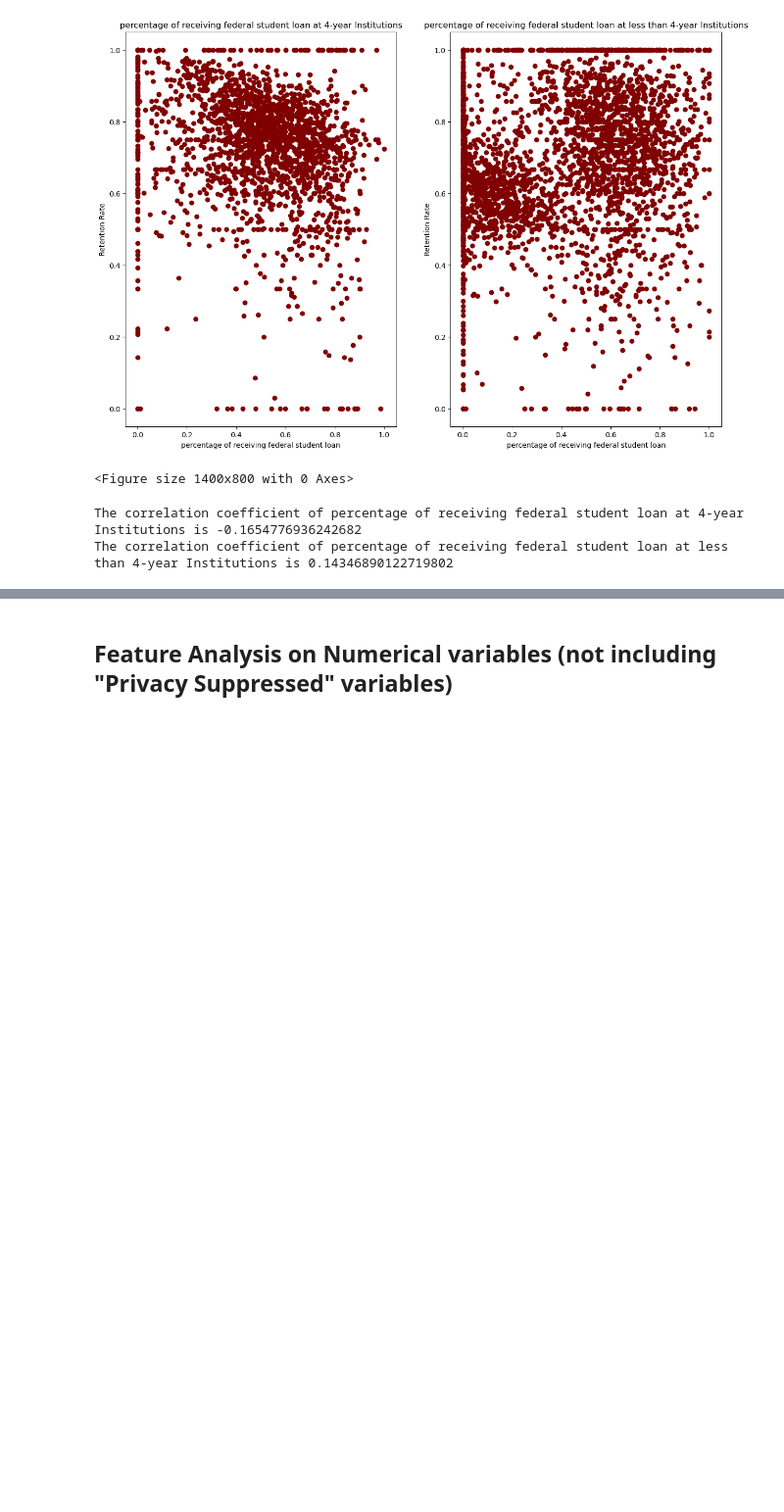
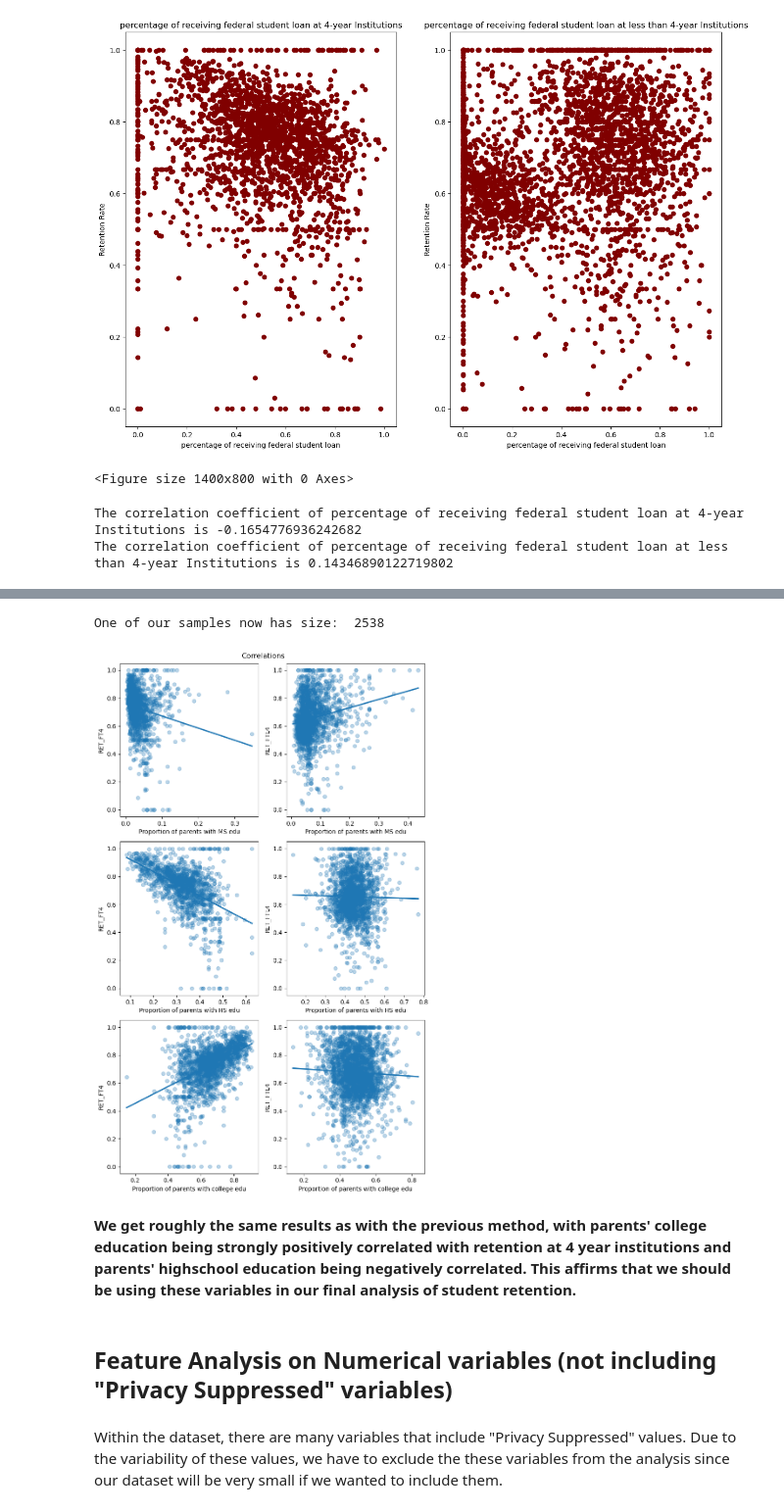
Before and after one commit to UCB-stat-159-s23/project-Group11, a Jupyter notebook: EDA.ipynb, the cells around one changed output, grey strips where cells are left out. Shown at 98% size. Cells and saved outputs as stored; diff of their text form; code cells hidden in the pictures; blank space fills up the shorter version.

```diff
--- a/EDA.ipynb
+++ b/EDA.ipynb
@@ -304,5 +431,69 @@ By the scatter above and the correlation coefficient,we think the percentage of
+# %%
+#select all indices with "PrivacySuppressed" in them for each column individually
+edu_indiv_PrivacySuppressed_indices = data[["PAR_ED_PCT_MS", "PAR_ED_PCT_HS", "PAR_ED_PCT_PS"]].\
+    apply(lambda col: col.astype(str).str.match("PrivacySuppressed"))
+
+#remove those indices to get sample for each parent education and student retention feature combo
+edu_no_PrivacySuppressed_MS_ft4 = data[~edu_indiv_PrivacySuppressed_indices.PAR_ED_PCT_MS]\
+    [["PAR_ED_PCT_MS", "RET_FT4"]].\
+    dropna().\
+    astype(float)
+edu_no_PrivacySuppressed_HS_ft4 = data[~edu_indiv_PrivacySuppressed_indices.PAR_ED_PCT_HS]\
+    [["PAR_ED_PCT_HS", "RET_FT4"]].\
+    dropna().\
+    astype(float)
+edu_no_PrivacySuppressed_PS_ft4 = data[~edu_indiv_PrivacySuppressed_indices.PAR_ED_PCT_PS]\
+    [["PAR_ED_PCT_PS", "RET_FT4"]].\
+    dropna().\
+    astype(float)
+edu_no_PrivacySuppressed_MS_ftl4 = data[~edu_indiv_PrivacySuppressed_indices.PAR_ED_PCT_MS]\
+    [["PAR_ED_PCT_MS", "RET_FTL4"]].\
+    dropna().\
+    astype(float)
+edu_no_PrivacySuppressed_HS_ftl4 = data[~edu_indiv_PrivacySuppressed_indices.PAR_ED_PCT_HS]\
+    [["PAR_ED_PCT_HS", "RET_FTL4"]].\
+    dropna().\
+    astype(float)
+edu_no_PrivacySuppressed_PS_ftl4 = data[~edu_indiv_PrivacySuppressed_indices.PAR_ED_PCT_PS]\
+    [["PAR_ED_PCT_PS", "RET_FTL4"]].\
+    dropna().\
+    astype(float)
+
+#check how large our samples are (note that they are larger)
+print("One of our samples now has size: ", len(edu_no_PrivacySuppressed_PS_ftl4))
+# %% [output]
+One of our samples now has size:  2538
+# %%
+fig, axs = plt.subplots(3, 2, figsize=(8, 13))
+sns.regplot(x = "PAR_ED_PCT_MS", y = "RET_FT4", data = edu_no_PrivacySuppressed_MS_ft4, scatter_kws={'alpha':0.3}, ci=False, ax=axs[0,0])
+axs[0,0].set_xlabel("Proportion of parents with MS edu")
+pos = axs[0,0].get_position()
+pos.y0 += .25
+axs[0, 0].set_position(pos)
+sns.regplot(x = "PAR_ED_PCT_MS", y = "RET_FTL4", data = edu_no_PrivacySuppressed_MS_ftl4, scatter_kws={'alpha':0.3}, ci=False, ax=axs[0,1])
+axs[0,1].set_xlabel("Proportion of parents with MS edu")
+pos = axs[0,1].get_position()
+pos.y0 += .25
+axs[0, 1].set_position(pos)
+sns.regplot(x = "PAR_ED_PCT_HS", y = "RET_FT4", data = edu_no_PrivacySuppressed_HS_ft4, scatter_kws={'alpha':0.3}, ci=False, ax=axs[1,0])
+axs[1,0].set_xlabel("Proportion of parents with HS edu")
+sns.regplot(x = "PAR_ED_PCT_HS", y = "RET_FTL4", data = edu_no_PrivacySuppressed_HS_ftl4, scatter_kws={'alpha':0.3}, ci=False, ax=axs[1,1])
+axs[1,1].set_xlabel("Proportion of parents with HS edu")
+sns.regplot(x = "PAR_ED_PCT_PS", y = "RET_FT4", data = edu_no_PrivacySuppressed_PS_ft4, scatter_kws={'alpha':0.3}, ci=False, ax=axs[2,0])
+axs[2,0].set_xlabel("Proportion of parents with college edu")
+sns.regplot(x = "PAR_ED_PCT_PS", y = "RET_FTL4", data = edu_no_PrivacySuppressed_PS_ftl4, scatter_kws={'alpha':0.3}, ci=False, ax=axs[2,1])
+axs[2,1].set_xlabel("Proportion of parents with college edu")
+fig.tight_layout()
+fig.suptitle("Correlations");
+plt.savefig('figures/parent_edu_corr.png')
+# %% [output]
+[figure, added]
+# %% [markdown]
+**We get roughly the same results as with the previous method, with parents' college education being strongly positively correlated with retention at 4 year institutions and parents' highschool education being negatively correlated. This affirms that we should be using these variables in our final analysis of student retention.**
 # %% [markdown]
 ## Feature Analysis on Numerical variables (not including "Privacy Suppressed" variables)
+# %% [markdown]
+Within the dataset, there are many variables that include "Privacy Suppressed" values. Due to the variability of these values, we have to exclude the these variables from the analysis since our dataset will be very small if we wanted to include them.
 # %%
 fouryr_features = ['HIGHDEG', 'ADM_RATE', 'ST_FIPS', 'LOCALE', 'SAT_AVG', 'CCUGPROF', 'CCSIZSET',
             'UGDS_WHITE', 'UGDS_BLACK', 'UGDS_HISP', 'UGDS_ASIAN', 'UGDS_AIAN' ,
```
Also changed, not shown: parts of 25 cells of this notebook, 3 other files.
